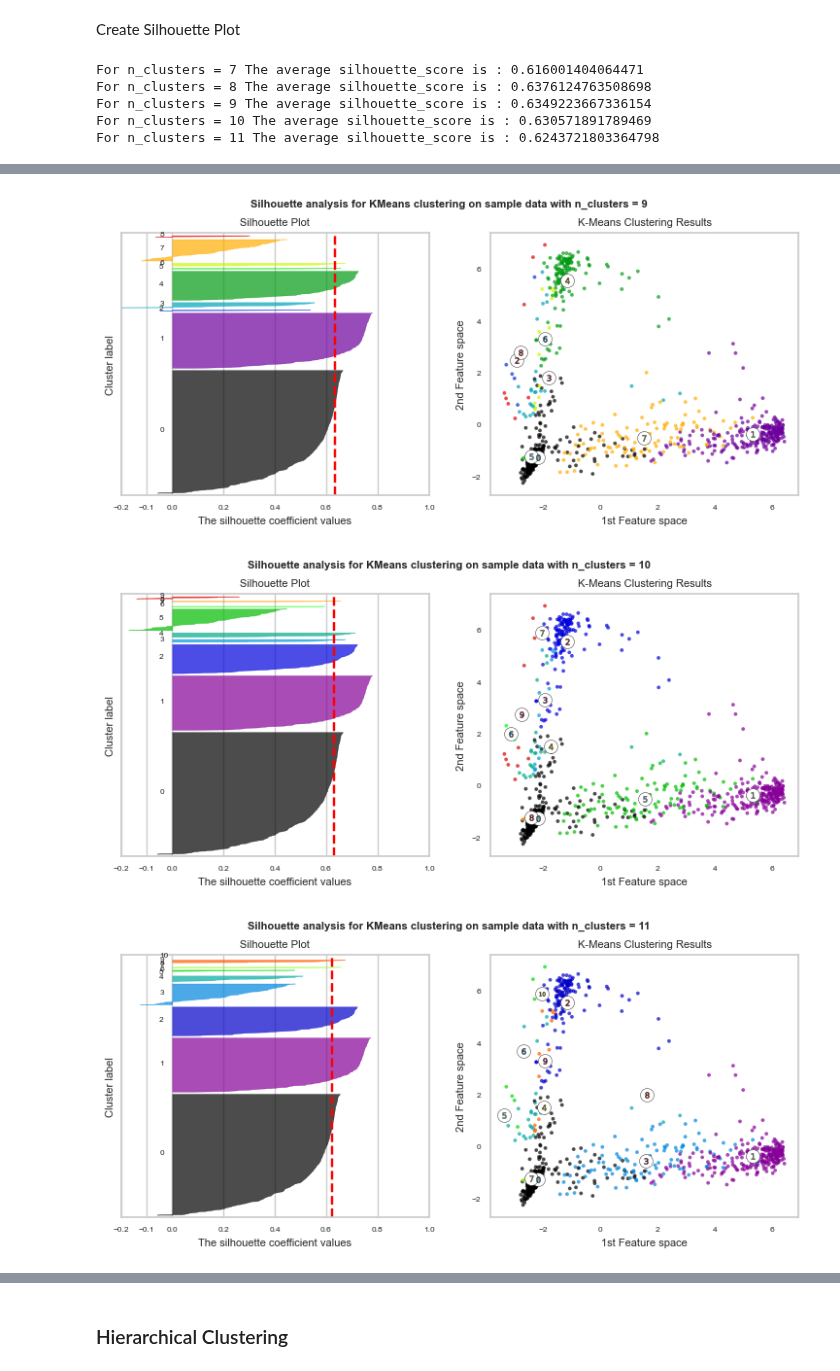
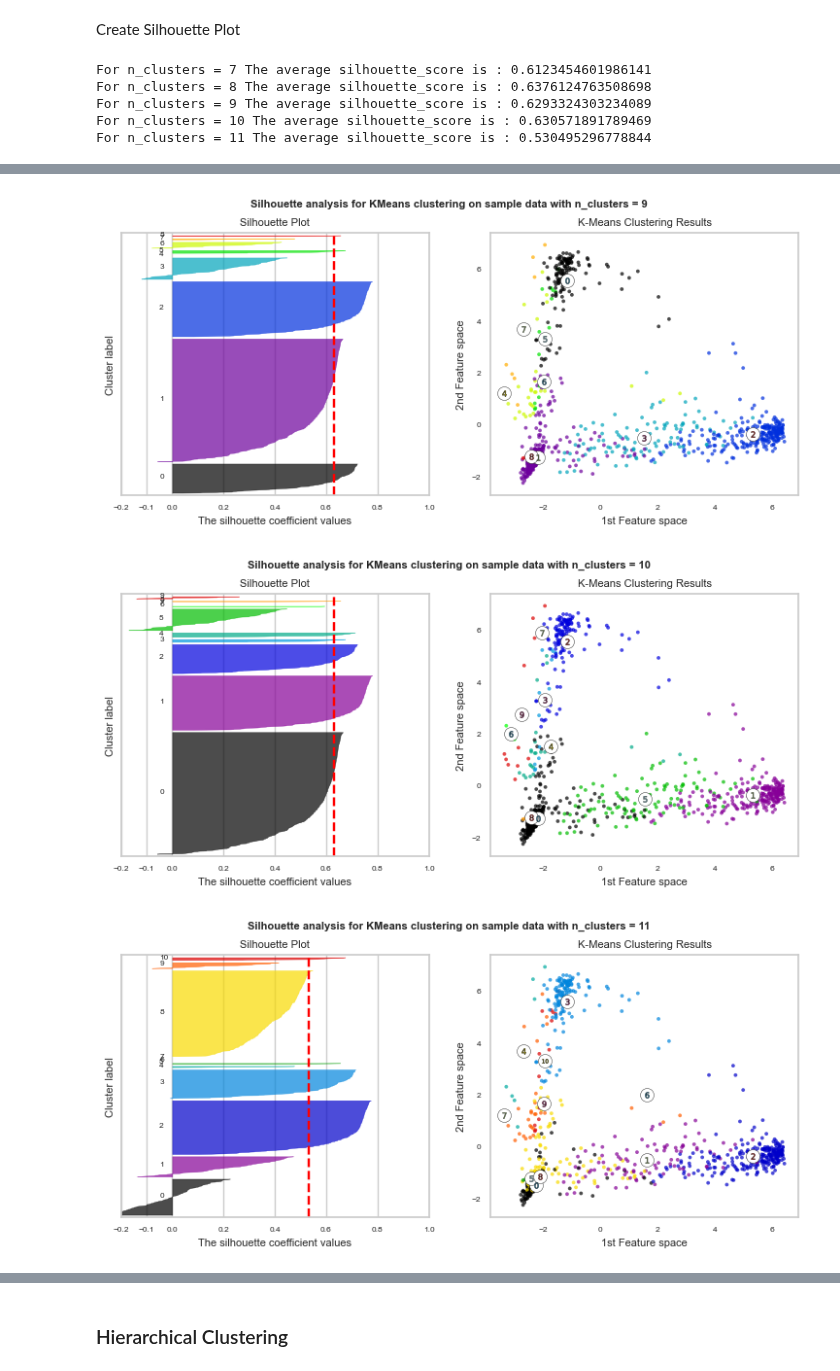
Before and after one commit to martza87/siads_696_mII, a Jupyter notebook: src/04_unsupervised_learning_model.ipynb, the cells around one changed output, grey strips where cells are left out. Drawn from its saved outputs; the diff is of its cells as text; code cells hidden in the pictures.

```diff
--- a/src/04_unsupervised_learning_model.ipynb
+++ b/src/04_unsupervised_learning_model.ipynb
@@ -527,7 +531,7 @@ for n_clusters in range_n_clusters:
 
     # Initialize the clusterer with n_clusters value and a random generator
     # seed of 10 for reproducibility.
-    clusterer = KMeans(init = 'k-means++', n_clusters=n_clusters, n_init = 15, random_state=10)
+    clusterer = KMeans(init = 'k-means++', n_clusters=n_clusters, n_init = 5, random_state=10)
     cluster_labels = clusterer.fit_predict(X_pca)
 
     # The silhouette_score gives the average value for all the samples.
@@ -625,8 +629,8 @@ for n_clusters in range_n_clusters:
 
 plt.show()
 # %% [output]
-For n_clusters = 7 The average silhouette_score is : 0.616001404064471
+For n_clusters = 7 The average silhouette_score is : 0.6123454601986141
 For n_clusters = 8 The average silhouette_score is : 0.6376124763508698
-For n_clusters = 9 The average silhouette_score is : 0.6349223667336154
+For n_clusters = 9 The average silhouette_score is : 0.6293324303234089
 For n_clusters = 10 The average silhouette_score is : 0.630571891789469
-For n_clusters = 11 The average silhouette_score is : 0.6243721803364798
+For n_clusters = 11 The average silhouette_score is : 0.530495296778844
@@ -634,7 +638,7 @@ For n_clusters = 11 The average silhouette_score is : 0.6243721803364798
 [figure]
-[figure, old version]
+[figure, new version]
 [figure]
-[figure, old version]
+[figure, new version]
 # %%
 # LSA/Truncated SVD Dimension Reduction
 maxDimensions = min(df_TF_enc.shape)-1
```
Also changed, not shown: parts of 4 cells of this notebook, 2 other files.
